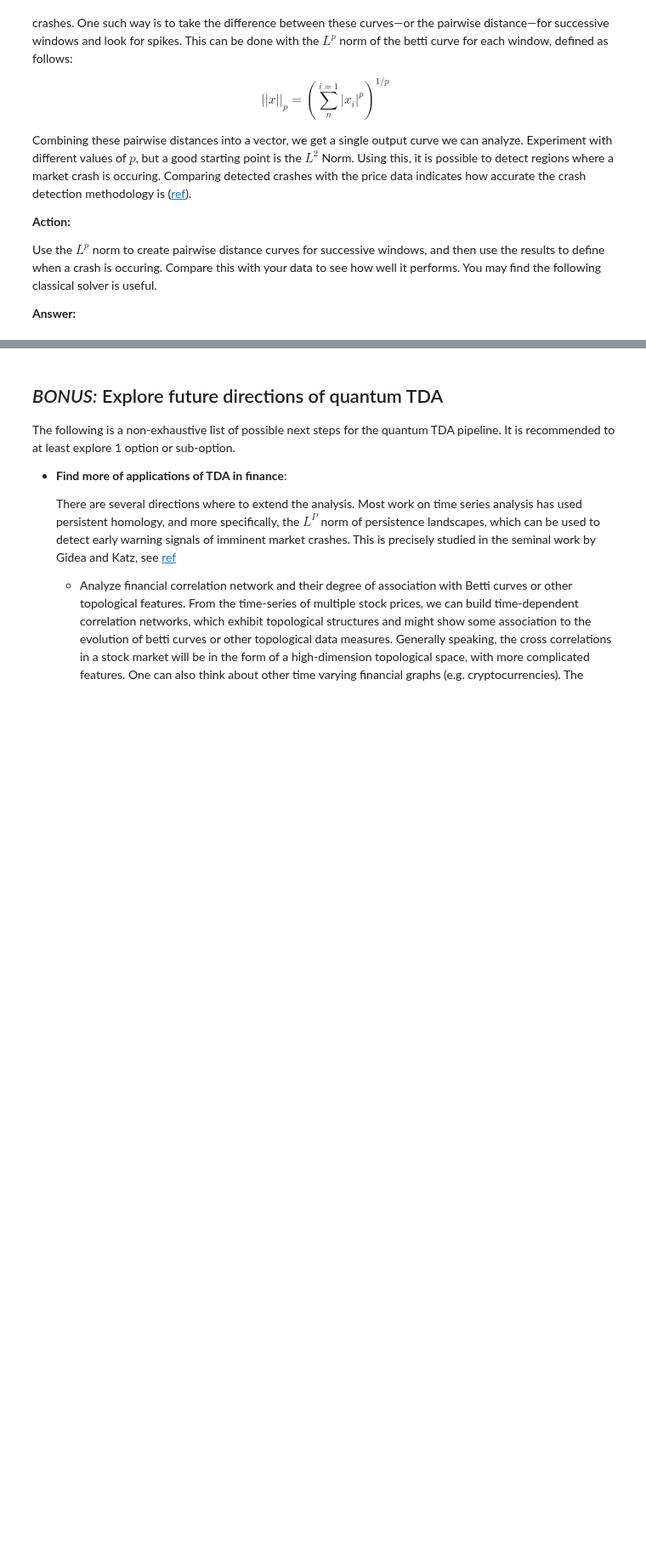
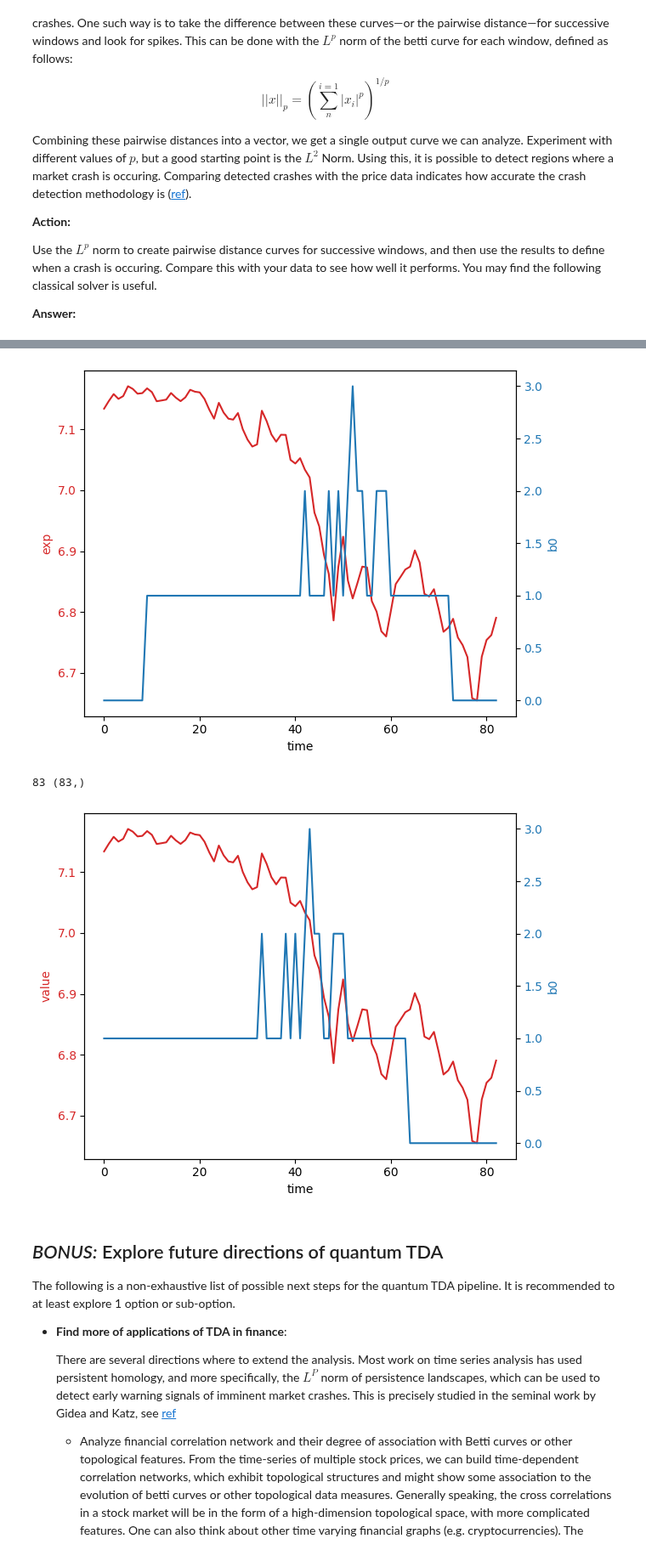
Before and after one commit to JoeJoeNguyen/MOODYS_2025_Hackathon, a Jupyter notebook: moodys_challenge.ipynb, the cells around one changed output, grey strips where cells are left out. Shown at 85% size. Saved outputs shown, nothing was run; the diff lists cells and outputs as text; code cells hidden in the pictures; blank space fills up the shorter version.

Commit message:
Got betti classically

```diff
--- a/moodys_challenge.ipynb
+++ b/moodys_challenge.ipynb
@@ -107,7 +129,7 @@ To assess the practical applicability of TDA with quantum techniques, we will an
 import pandas as pd
 import numpy as np
 
-time_series = np.log(pd.read_csv("SP500.csv", header=None).to_numpy().squeeze())
+time_series = np.log(pd.read_csv("sp500.csv", header=None).to_numpy().squeeze())
 # %%
 N = 4 # dimension of vectors
 d = 5 # time delay
@@ -210,8 +233,5 @@ import gtda
 # %%
-import gtda.time_series
-
-
-given_taken_embedding = gtda.time_series.TakensEmbedding(time_delay = d, dimension = N, stride = 1)
+given_taken_embedding = TakensEmbedding(time_delay = d, dimension = N, stride = 1)
 # %%
 sliding_window = gtda.time_series.SlidingWindow(size=w, stride=1)
 # %%
@@ -702,3 +751,63 @@ def classical_betti_solver(point_cloud, epsilon, dim):
+# %%
+# Create some mock data
+t = np.arange(0, len(y1))
+
+
+y1 = np.log(pd.read_csv("sp500.csv", header=None).to_numpy().squeeze())
+y2 = np.pad(betti_numbers, (int((y1.shape[0] - int(len(betti_numbers)))/2), int((y1.shape[0] - len(betti_numbers))/2) + 1) , mode='constant', constant_values=(0, 0))
+
+#for i in range(len(y2), y1.shape[0]):
+#    y2.append(0)
+
+data1 = y1
+data2 = y2
+
+fig, ax1 = plt.subplots()
+
+color = 'tab:red'
+ax1.set_xlabel('time')
+ax1.set_ylabel('exp', color=color)
+ax1.plot(t, data1, color=color)
+ax1.tick_params(axis='y', labelcolor=color)
+
+ax2 = ax1.twinx()  # instantiate a second Axes that shares the same x-axis
+
+color = 'tab:blue'
+ax2.set_ylabel(f'b{betti_index}', color=color)  # we already handled the x-label with ax1
+ax2.plot(t, data2, color=color)
+ax2.tick_params(axis='y', labelcolor=color)
+
+fig.tight_layout()  # otherwise the right y-label is slightly clipped
+plt.show()
+
+y2 = betti_numbers
+for i in range(len(y2), y1.shape[0]):
+    y2.append(0)
+
+data2 = y2
+print(len(y2), y1.shape)
+
+fig, ax1 = plt.subplots()
+
+color = 'tab:red'
+ax1.set_xlabel('time')
+ax1.set_ylabel('value', color=color)
+ax1.plot(t, data1, color=color)
+ax1.tick_params(axis='y', labelcolor=color)
+
+ax2 = ax1.twinx()  # instantiate a second Axes that shares the same x-axis
+
+color = 'tab:blue'
+ax2.set_ylabel(f'b{betti_index}', color=color)  # we already handled the x-label with ax1
+ax2.plot(t, data2, color=color)
+ax2.tick_params(axis='y', labelcolor=color)
+
+fig.tight_layout()  # otherwise the right y-label is slightly clipped
+plt.show()
+# %% [output]
+[figure, added]
+83 (83,)
+[figure, added]
 # %% [markdown]
 ## *BONUS:* Explore future directions of quantum TDA
 
```
Also changed, not shown: parts of 7 cells of this notebook.
